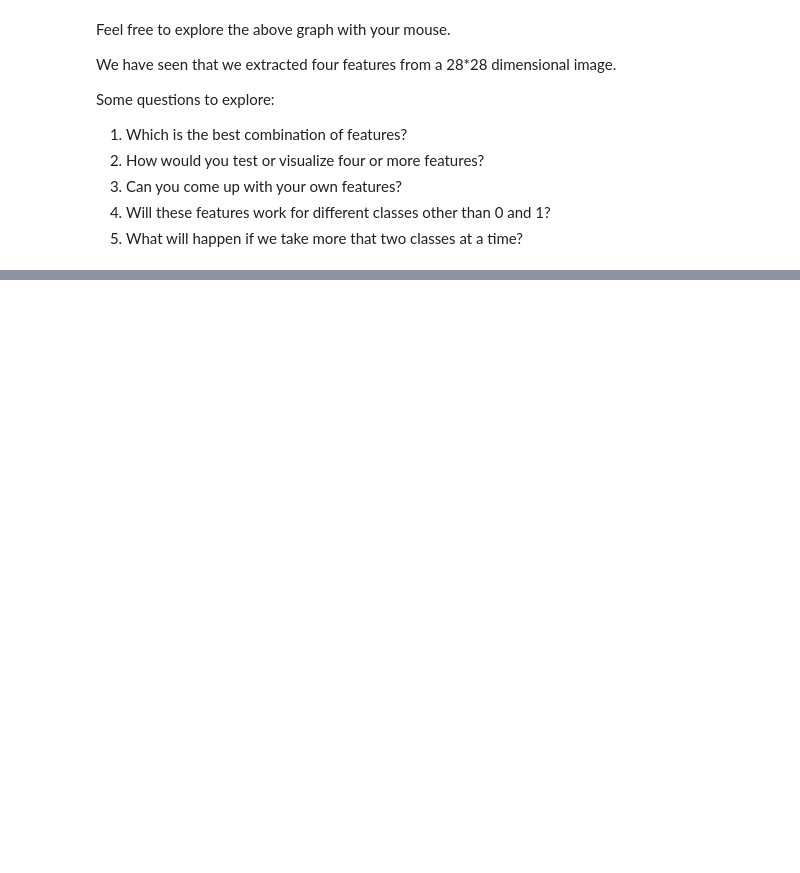
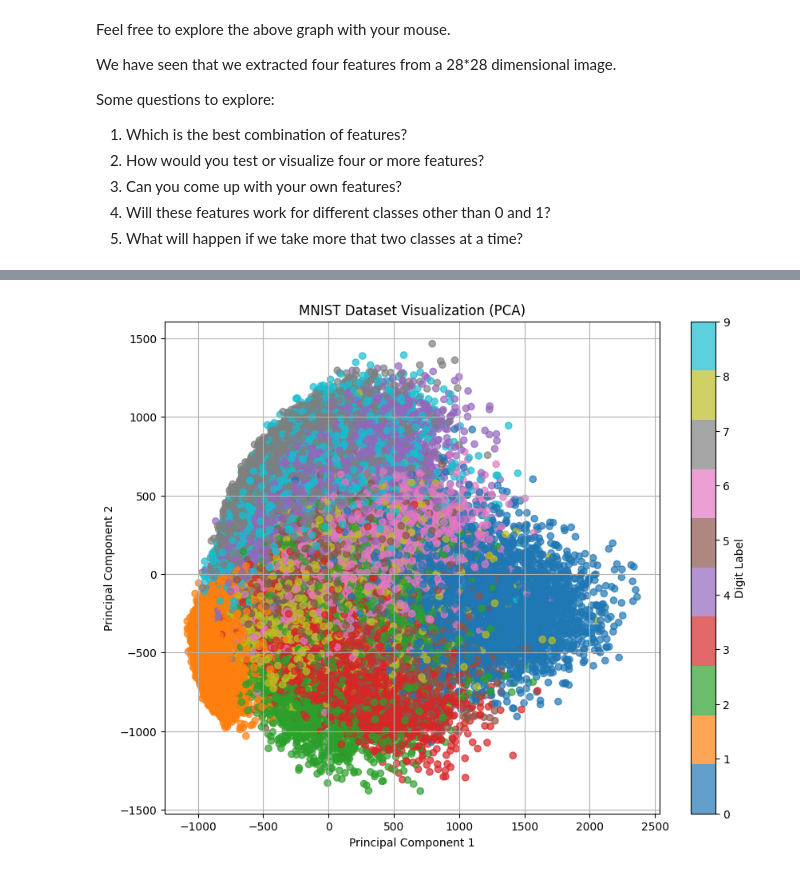
Before and after one commit to siddhu1716/IIIT_Hyderabad_AIML, a Jupyter notebook: AIML_Module_1_Lab_1_Extracting_features_from_data_.ipynb, the cells around one changed output, grey strips where cells are left out. Drawn from its saved outputs; the diff is of its cells as text; code cells hidden in the pictures; blank space fills up the shorter version.

```diff
--- a/AIML_Module_1_Lab_1_Extracting_features_from_data_.ipynb
+++ b/AIML_Module_1_Lab_1_Extracting_features_from_data_.ipynb
@@ -500,0 +503,28 @@ Some questions to explore:
+# %%
+# 2. A. Visualizing four or more features from the MNIST dataset, we can use dimensionality reduction techniques like
+# Principal Component Analysis (PCA) to reduce the dimensionality and then visualize the data in a lower-dimensional space.
+import numpy as np
+import matplotlib.pyplot as plt
+from sklearn.decomposition import PCA
+from keras.datasets import mnist
+
+# Load the MNIST dataset
+(train_X, train_y), (_, _) = mnist.load_data()
+
+# Flatten the images (convert each 28x28 image into a 784-dimensional vector)
+train_X_flat = train_X.reshape(-1, 784)
+
+# Reduce dimensionality using PCA to 2 components
+pca = PCA(n_components=2)
+train_X_pca = pca.fit_transform(train_X_flat)
+
+# Create a scatter plot for visualization
+plt.figure(figsize=(10, 8))
+plt.scatter(train_X_pca[:, 0], train_X_pca[:, 1], c=train_y, cmap='tab10', alpha=0.7)
+plt.colorbar(label='Digit Label')
+plt.title('MNIST Dataset Visualization (PCA)')
+plt.xlabel('Principal Component 1')
+plt.ylabel('Principal Component 2')
+plt.grid()
+plt.show()
+# %% [output]
@@ -500,0 +533 @@ Some questions to explore:
+[figure, added]
```
Also changed, not shown: parts of 5 cells of this notebook.
